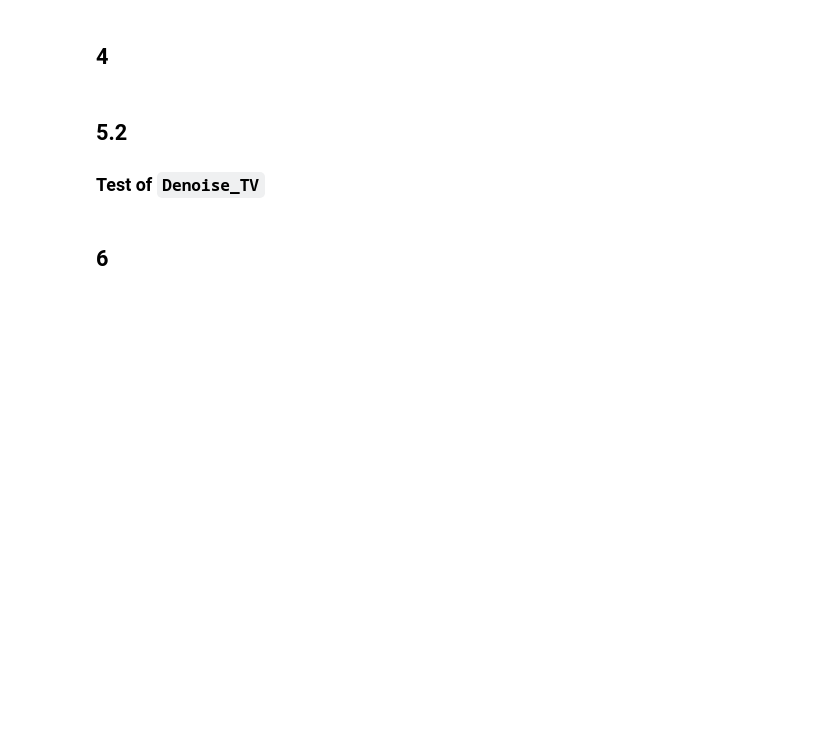
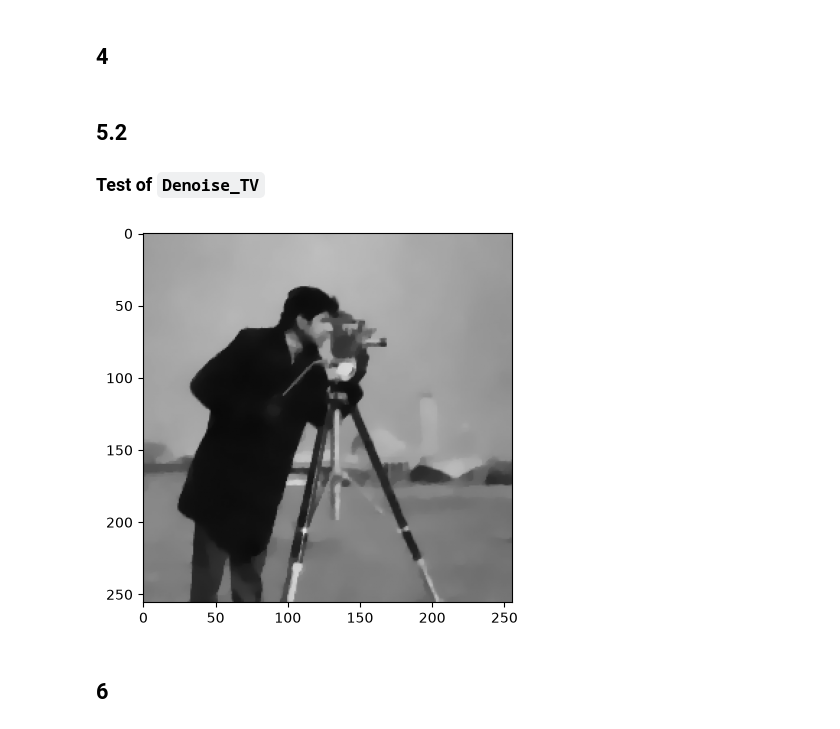
Before and after one commit to Yolux-path/traitement-images-variationnel, a Jupyter notebook: TP2_jupyter_empty.ipynb, the cells around one changed output. Cells and saved outputs as stored; diff of their text form; code cells hidden in the pictures; blank space fills up the shorter version.

```diff
--- a/TP2_jupyter_empty.ipynb
+++ b/TP2_jupyter_empty.ipynb
@@ -92,13 +111,35 @@ pass
 # %% [markdown]
 ## 4
 # %%
-def Denoise_TV(f, K, lamb, eps, tau):
-    pass
+def Denoise_TV(f, K, lamb, eps=1.0, tau=None):
+    f = np.asarray(f, dtype=float)
+    if tau is None:
+        # grad J est Lipschitz de constante L = lamb + 8/sqrt(eps), donc tau < 2/L
+        tau = 1.0 / (lamb + 8.0 / np.sqrt(eps))
+
+    u = f.copy()  # u^0 = f
+    for k in range(K):
+        g = gradient(u)                                   # (2, m, n)
+        denom = np.sqrt(np.sum(g**2, axis=0) + eps)       # (m, n)
+        u_new = u + tau * (lamb * (f - u) + div(g / denom))   # g/denom : (2, m, n)
+        # critère d'arrêt : erreur relative entre deux itérations
+        if np.linalg.norm(u_new - u) / np.linalg.norm(u) < 1e-4:
+            u = u_new
+            break
+        u = u_new
+    return u
 # %% [markdown]
 ## 5.2
 ### Test of `Denoise_TV`
 # %%
-pass
+u = Denoise_TV(Im_noised, K=500, lamb=0.01, eps=1)
+
+bounds = {'vmin': 0, 'vmax': 255}
+plt.imshow(u, cmap='gray', **bounds)
+
+plt.show()
+# %% [output]
+[figure, added]
 # %% [markdown]
 ## 6
 # %%
```
Also changed, not shown: parts of 4 cells of this notebook.
